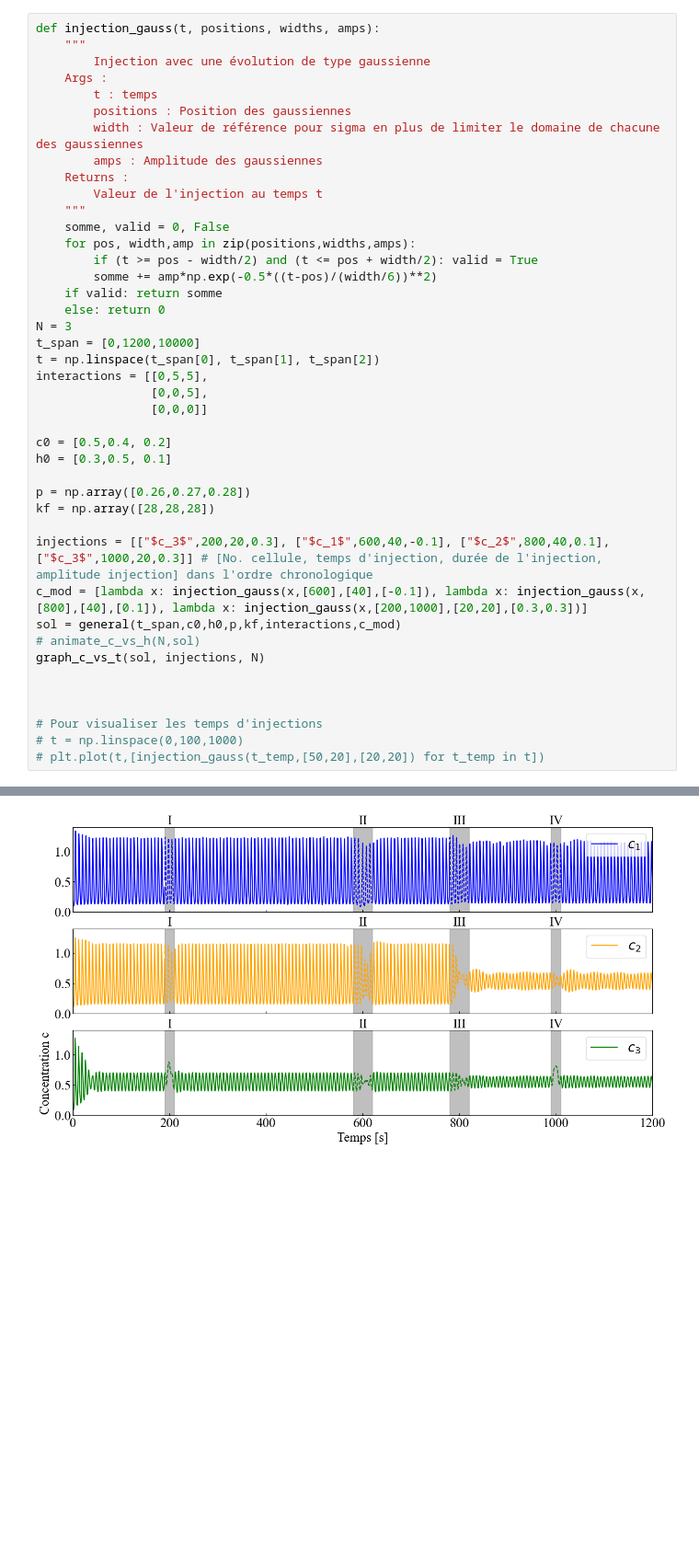
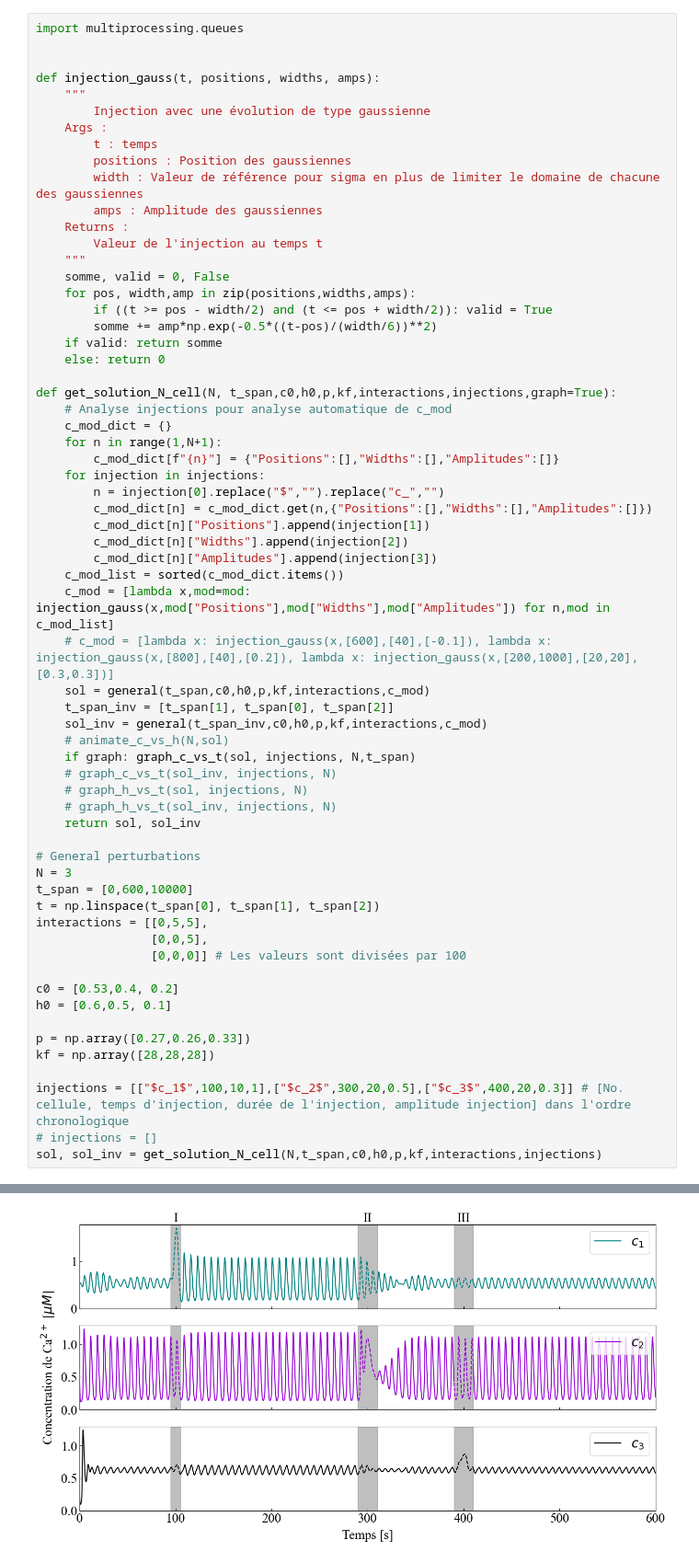
Before and after one commit to Charles-EricLaf/Chaos-PHY-2502-_H24, a Jupyter notebook: Code_ZRJ_V1.ipynb, the cells around one changed output, grey strips where cells are left out. Shown at 92% size. Cells and saved outputs as stored; diff of their text form; blank space fills up the shorter version.

```diff
--- a/Code_ZRJ_V1.ipynb
+++ b/Code_ZRJ_V1.ipynb
@@ -310,6 +437,9 @@ def animate_c_vs_h(N, sol):
     plt.show()
     # ani.save("animation.gif")
 # %%
+import multiprocessing.queues
+
+
 def injection_gauss(t, positions, widths, amps):
     """
         Injection avec une évolution de type gaussienne
@@ -323,32 +453,50 @@ def injection_gauss(t, positions, widths, amps):
     """
     somme, valid = 0, False
     for pos, width,amp in zip(positions,widths,amps):
-        if (t >= pos - width/2) and (t <= pos + width/2): valid = True
+        if ((t >= pos - width/2) and (t <= pos + width/2)): valid = True
         somme += amp*np.exp(-0.5*((t-pos)/(width/6))**2)
     if valid: return somme
     else: return 0
+
+def get_solution_N_cell(N, t_span,c0,h0,p,kf,interactions,injections,graph=True):
+    # Analyse injections pour analyse automatique de c_mod
+    c_mod_dict = {}
+    for n in range(1,N+1):
+        c_mod_dict[f"{n}"] = {"Positions":[],"Widths":[],"Amplitudes":[]}
+    for injection in injections:
+        n = injection[0].replace("$","").replace("c_","")
+        c_mod_dict[n] = c_mod_dict.get(n,{"Positions":[],"Widths":[],"Amplitudes":[]})
+        c_mod_dict[n]["Positions"].append(injection[1])
+        c_mod_dict[n]["Widths"].append(injection[2])
+        c_mod_dict[n]["Amplitudes"].append(injection[3])
+    c_mod_list = sorted(c_mod_dict.items())
+    c_mod = [lambda x,mod=mod: injection_gauss(x,mod["Positions"],mod["Widths"],mod["Amplitudes"]) for n,mod in c_mod_list]
+    # c_mod = [lambda x: injection_gauss(x,[600],[40],[-0.1]), lambda x: injection_gauss(x,[800],[40],[0.2]), lambda x: injection_gauss(x,[200,1000],[20,20],[0.3,0.3])]
+    sol = general(t_span,c0,h0,p,kf,interactions,c_mod)
+    t_span_inv = [t_span[1], t_span[0], t_span[2]]
+    sol_inv = general(t_span_inv,c0,h0,p,kf,interactions,c_mod)
+    # animate_c_vs_h(N,sol)
+    if graph: graph_c_vs_t(sol, injections, N,t_span)
+    # graph_c_vs_t(sol_inv, injections, N)
+    # graph_h_vs_t(sol, injections, N)
+    # graph_h_vs_t(sol_inv, injections, N)
+    return sol, sol_inv
+
+# General perturbations
 N = 3
-t_span = [0,1200,10000]
+t_span = [0,600,10000]
 t = np.linspace(t_span[0], t_span[1], t_span[2])
 interactions = [[0,5,5],
                 [0,0,5],
-                [0,0,0]]
+                [0,0,0]] # Les valeurs sont divisées par 100
 
-c0 = [0.5,0.4, 0.2]
-h0 = [0.3,0.5, 0.1]
+c0 = [0.53,0.4, 0.2]
+h0 = [0.6,0.5, 0.1]
 
-p = np.array([0.26,0.27,0.28])
+p = np.array([0.27,0.26,0.33])
 kf = np.array([28,28,28])
 
-injections = [["$c_3$",200,20,0.3], ["$c_1$",600,40,-0.1], ["$c_2$",800,40,0.1], ["$c_3$",1000,20,0.3]] # [No. cellule, temps d'injection, durée de l'injection, amplitude injection] dans l'ordre chronologique
-c_mod = [lambda x: injection_gauss(x,[600],[40],[-0.1]), lambda x: injection_gauss(x,[800],[40],[0.1]), lambda x: injection_gauss(x,[200,1000],[20,20],[0.3,0.3])]
-sol = general(t_span,c0,h0,p,kf,interactions,c_mod)
-# animate_c_vs_h(N,sol)
-graph_c_vs_t(sol, injections, N)
-
-
-
-# Pour visualiser les temps d'injections
-# t = np.linspace(0,100,1000)
-# plt.plot(t,[injection_gauss(t_temp,[50,20],[20,20]) for t_temp in t])
+injections = [["$c_1$",100,10,1],["$c_2$",300,20,0.5],["$c_3$",400,20,0.3]] # [No. cellule, temps d'injection, durée de l'injection, amplitude injection] dans l'ordre chronologique
+# injections = []
+sol, sol_inv = get_solution_N_cell(N,t_span,c0,h0,p,kf,interactions,injections)
 # %% [output]
@@ -358 +503 @@ graph_c_vs_t(sol, injections, N)
-[figure, old version]
+[figure, new version]
```
Also changed, not shown: parts of 9 cells of this notebook.
